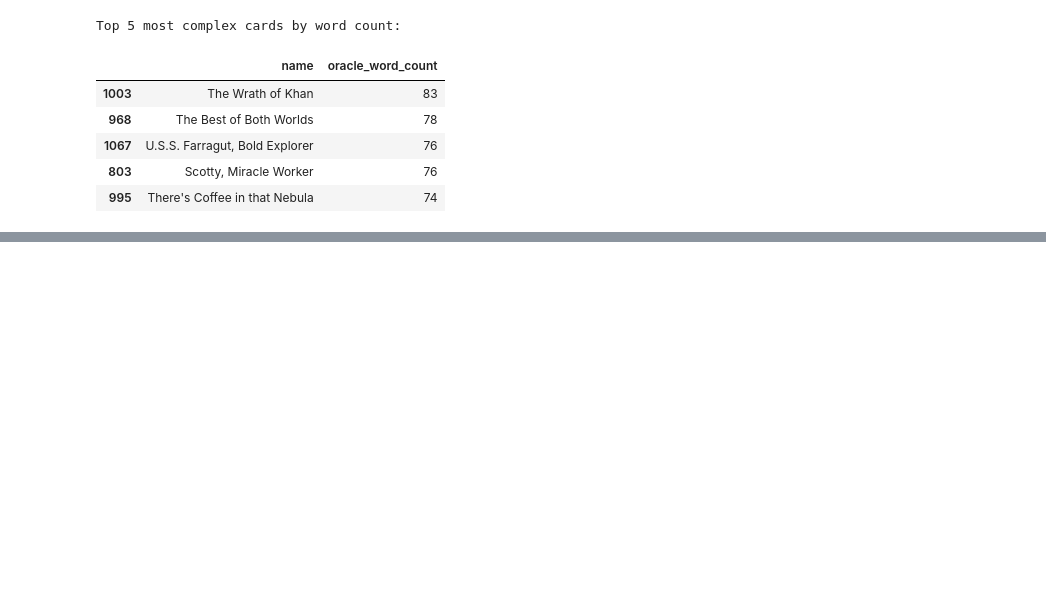
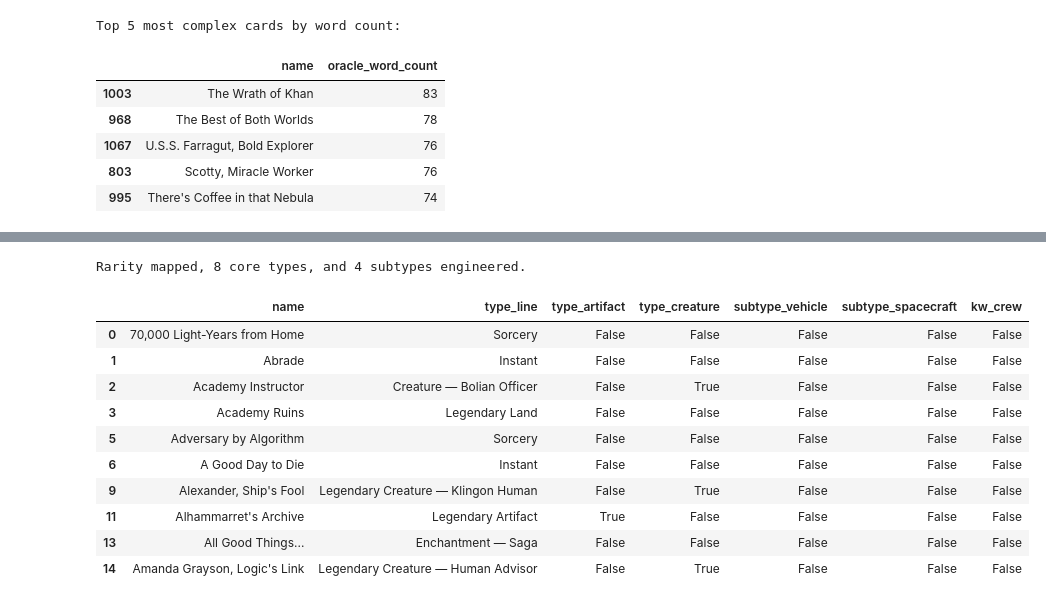
Before and after one commit to C-John/MTG-Star-Trek-Mana-Value-Project, a Jupyter notebook: mana_model.ipynb, the cells around one changed output, grey strips where cells are left out. Drawn from its saved outputs; the diff is of its cells as text; code cells hidden in the pictures; blank space fills up the shorter version.

```diff
--- a/mana_model.ipynb
+++ b/mana_model.ipynb
@@ -211,0 +219,48 @@ Top 5 most complex cards by word count:
+# %%
+# 1. Map rarity to a numerical hierarchy
+rarity_dict = {
+    'common': 1,
+    'uncommon': 2,
+    'rare': 3,
+    'mythic': 4,
+    'special': 5 # Catch-all for any unique Scryfall classifications
+}
+df_unique['rarity_val'] = df_unique['rarity'].map(rarity_dict)
+
+# 2. Extract core card types from the messy type_line string
+core_types = [
+    'Artifact', 'Creature', 'Enchantment', 'Instant',
+    'Land', 'Planeswalker', 'Sorcery', 'Battle'
+]
+
+for card_type in core_types:
+    clean_type = card_type.lower()
+    df_unique[f'type_{clean_type}'] = df_unique['type_line'].str.contains(card_type, case=True, na=False)
+
+# 3. Extract mechanical subtypes that impact mana budgets
+mech_subtypes = ['Equipment', 'Aura', 'Vehicle', 'Spacecraft']
+
+for subtype in mech_subtypes:
+    clean_sub = subtype.lower()
+    df_unique[f'subtype_{clean_sub}'] = df_unique['type_line'].str.contains(subtype, case=True, na=False)
+
+# 4. Catch the missing 'Crew' keyword from the unstructured text
+df_unique['kw_crew'] = df_unique['oracle_text'].str.contains('Crew', case=True, na=False)
+
+print(f"Rarity mapped, {len(core_types)} core types, and {len(mech_subtypes)} subtypes engineered.")
+
+# Inspect a slice of the dataframe to verify the translations, including the new subtype and crew flags
+df_unique[['name', 'type_line', 'type_artifact', 'type_creature', 'subtype_vehicle', 'subtype_spacecraft', 'kw_crew']].head(10)
+# %% [output]
+Rarity mapped, 8 core types, and 4 subtypes engineered.
+|  | name | type_line | type_artifact | type_creature | subtype_vehicle | subtype_spacecraft | kw_crew |
+| 0 | 70,000 Light-Years from Home | Sorcery | False | False | False | False | False |
+| 1 | Abrade | Instant | False | False | False | False | False |
+| 2 | Academy Instructor | Creature — Bolian Officer | False | True | False | False | False |
+| 3 | Academy Ruins | Legendary Land | False | False | False | False | False |
+| 5 | Adversary by Algorithm | Sorcery | False | False | False | False | False |
+| 6 | A Good Day to Die | Instant | False | False | False | False | False |
+| 9 | Alexander, Ship's Fool | Legendary Creature — Klingon Human | False | True | False | False | False |
+| 11 | Alhammarret's Archive | Legendary Artifact | True | False | False | False | False |
+| 13 | All Good Things... | Enchantment — Saga | False | False | False | False | False |
+| 14 | Amanda Grayson, Logic's Link | Legendary Creature — Human Advisor | False | True | False | False | False |
```
Also changed, not shown: parts of 12 cells of this notebook, 6 other files.
